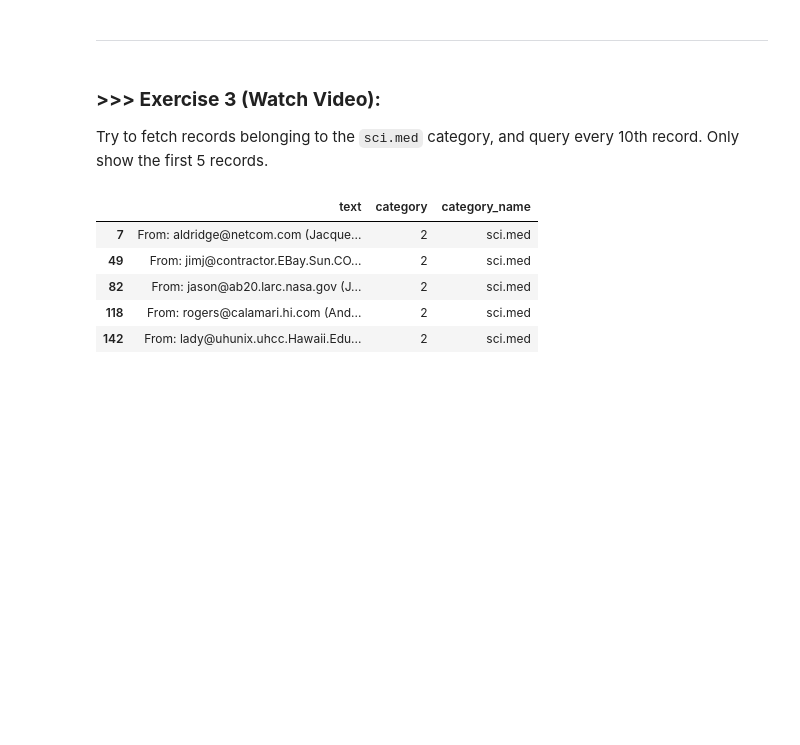
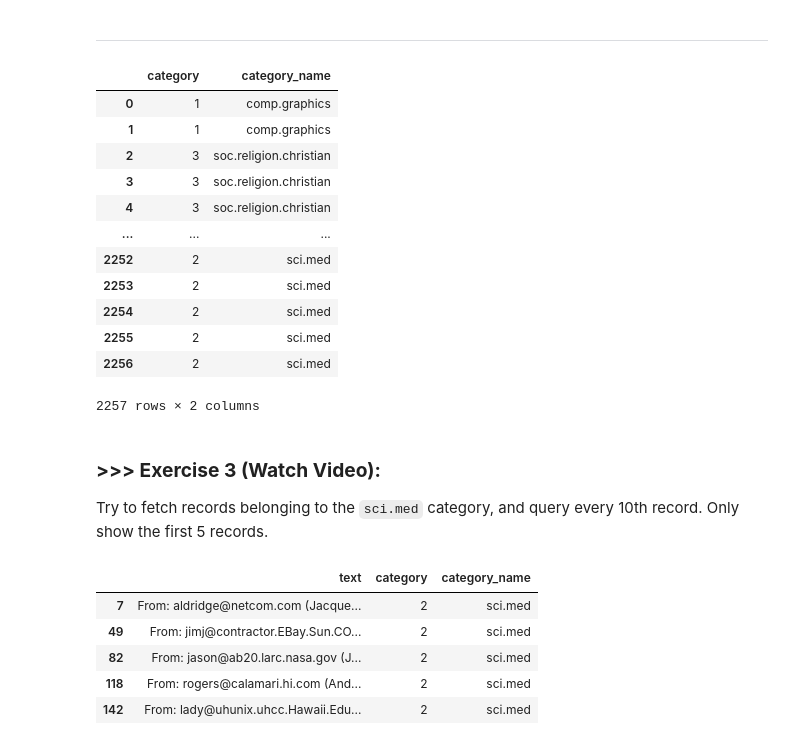
Before and after one commit to Kev-Tan/DM2025-Lab1-Exercise, a Jupyter notebook: DM2025-Lab1-Master.ipynb, the cells around one changed output. Cells and saved outputs as stored; diff of their text form; code cells hidden in the pictures; blank space fills up the shorter version.

````diff
--- a/DM2025-Lab1-Master.ipynb
+++ b/DM2025-Lab1-Master.ipynb
@@ -431,5 +431,23 @@ X.query('category_name == "comp.graphics"')
 # %% [markdown]
 ---
+# %%
+#Here I filter such that I only select columns containing 'category'
+#2 columns will be returned as both the 'category' and 'category_name' columns contain the word 'category'
+X.filter(like='category')
+# %% [output]
+|  | category | category_name |
+| 0 | 1 | comp.graphics |
+| 1 | 1 | comp.graphics |
+| 2 | 3 | soc.religion.christian |
+| 3 | 3 | soc.religion.christian |
+| 4 | 3 | soc.religion.christian |
+| ... | ... | ... |
+| 2252 | 2 | sci.med |
+| 2253 | 2 | sci.med |
+| 2254 | 2 | sci.med |
+| 2255 | 2 | sci.med |
+| 2256 | 2 | sci.med |
+2257 rows × 2 columns
 # %% [markdown]
 ### **>>> Exercise 3 (Watch Video):**
 Try to fetch records belonging to the ```sci.med``` category, and query every 10th record. Only show the first 5 records.
````
Also changed, not shown: parts of 9 cells of this notebook.
